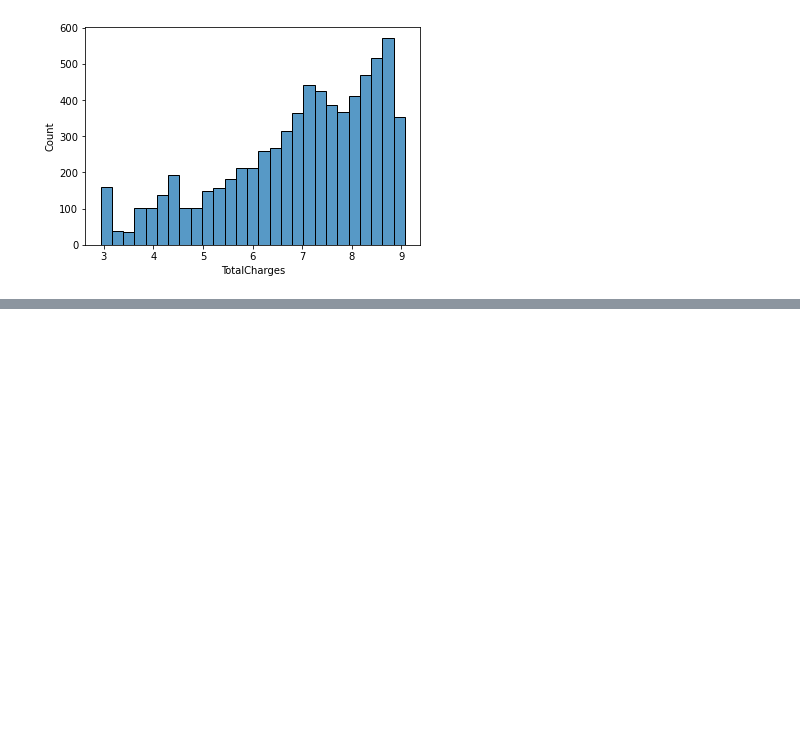
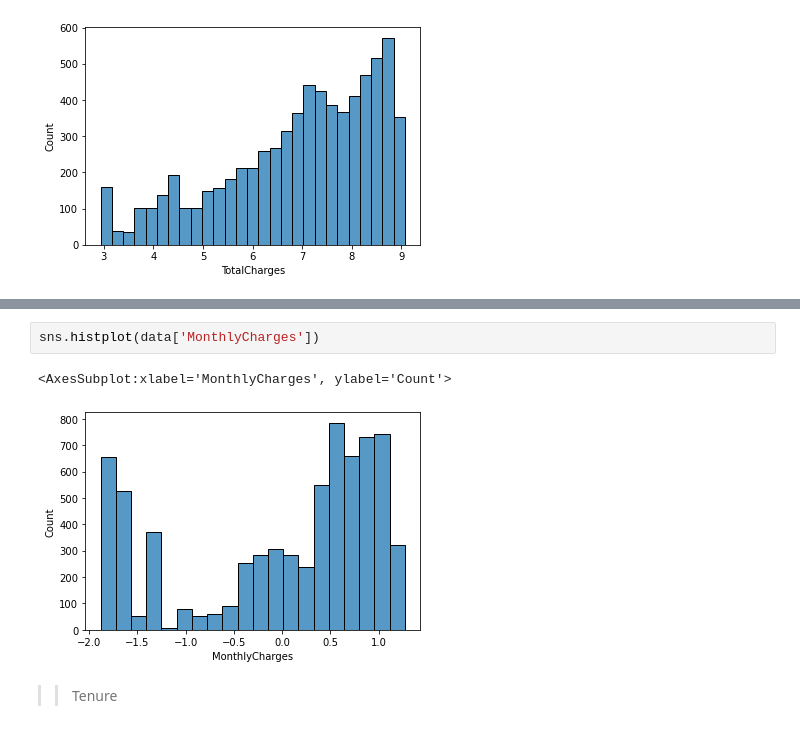
Before and after one commit to georgek2/Deep_Learning, a Jupyter notebook: Customer_Churn/telco.ipynb, the cells around one changed output, grey strips where cells are left out. Saved outputs shown, nothing was run; the diff lists cells and outputs as text; blank space fills up the shorter version.

```diff
--- a/Customer_Churn/telco.ipynb
+++ b/Customer_Churn/telco.ipynb
@@ -94,0 +138,7 @@ sns.histplot(data['TotalCharges'])
+# %%
+sns.histplot(data['MonthlyCharges'])
+# %% [output]
+<AxesSubplot:xlabel='MonthlyCharges', ylabel='Count'>
+[figure, added]
+# %% [markdown]
+>> Tenure
```
Also changed, not shown: parts of 22 cells of this notebook, 1 other file.
